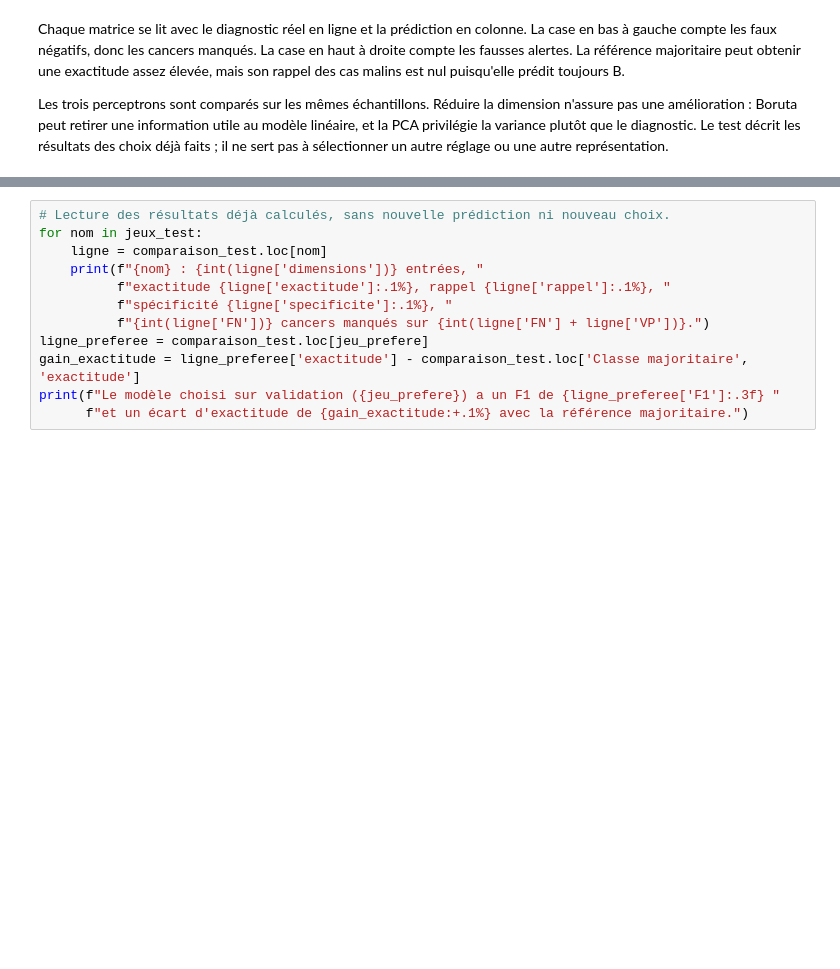
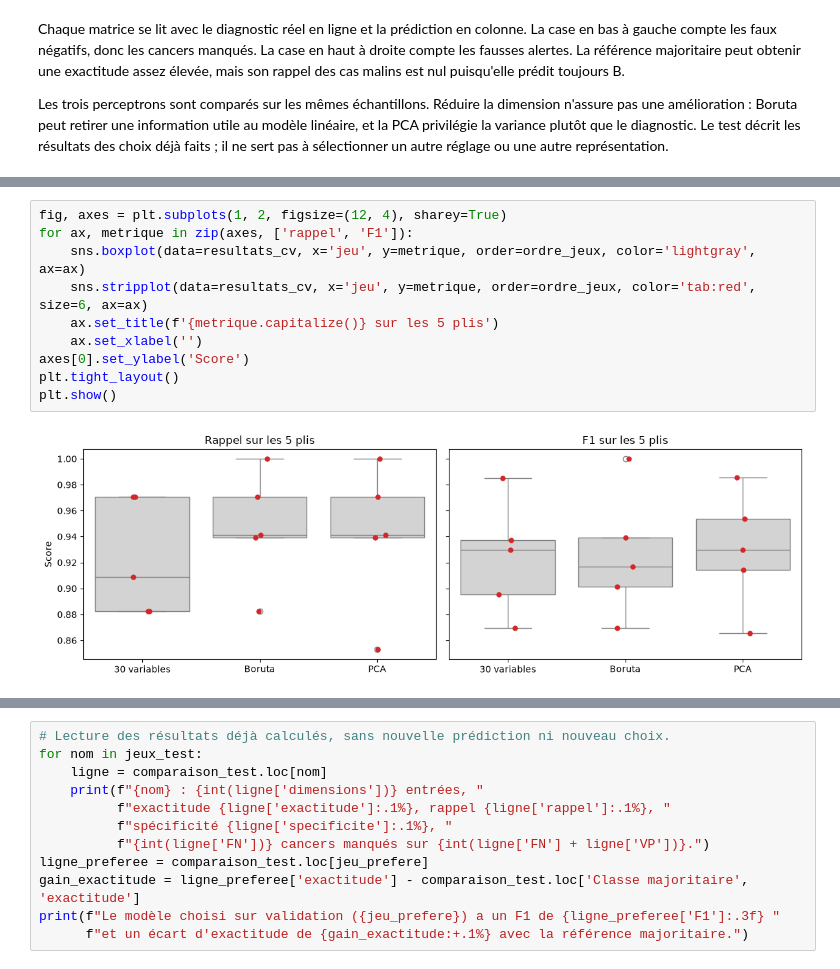
Before and after one commit to kylliann-larcher/building-perceptron, a Jupyter notebook: analyse_exploratoire.ipynb, the cells around one changed output, grey strips where cells are left out. Drawn from its saved outputs; the diff is of its cells as text; blank space fills up the shorter version.

```diff
--- a/analyse_exploratoire.ipynb
+++ b/analyse_exploratoire.ipynb
@@ -732,0 +844,12 @@ Les trois perceptrons sont comparés sur les mêmes échantillons. Réduire la d
+# %%
+fig, axes = plt.subplots(1, 2, figsize=(12, 4), sharey=True)
+for ax, metrique in zip(axes, ['rappel', 'F1']):
+    sns.boxplot(data=resultats_cv, x='jeu', y=metrique, order=ordre_jeux, color='lightgray', ax=ax)
+    sns.stripplot(data=resultats_cv, x='jeu', y=metrique, order=ordre_jeux, color='tab:red', size=6, ax=ax)
+    ax.set_title(f'{metrique.capitalize()} sur les 5 plis')
+    ax.set_xlabel('')
+axes[0].set_ylabel('Score')
+plt.tight_layout()
+plt.show()
+# %% [output]
+[figure, added]
```
Also changed, not shown: parts of 6 cells of this notebook, 1 other file.
